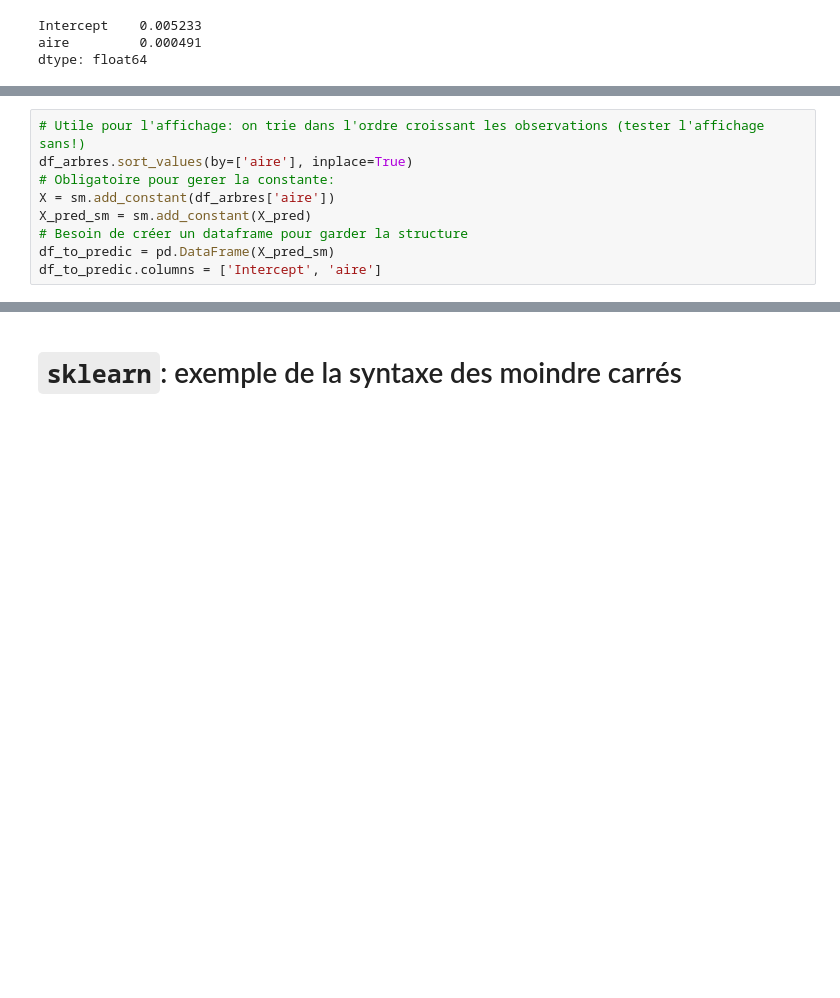
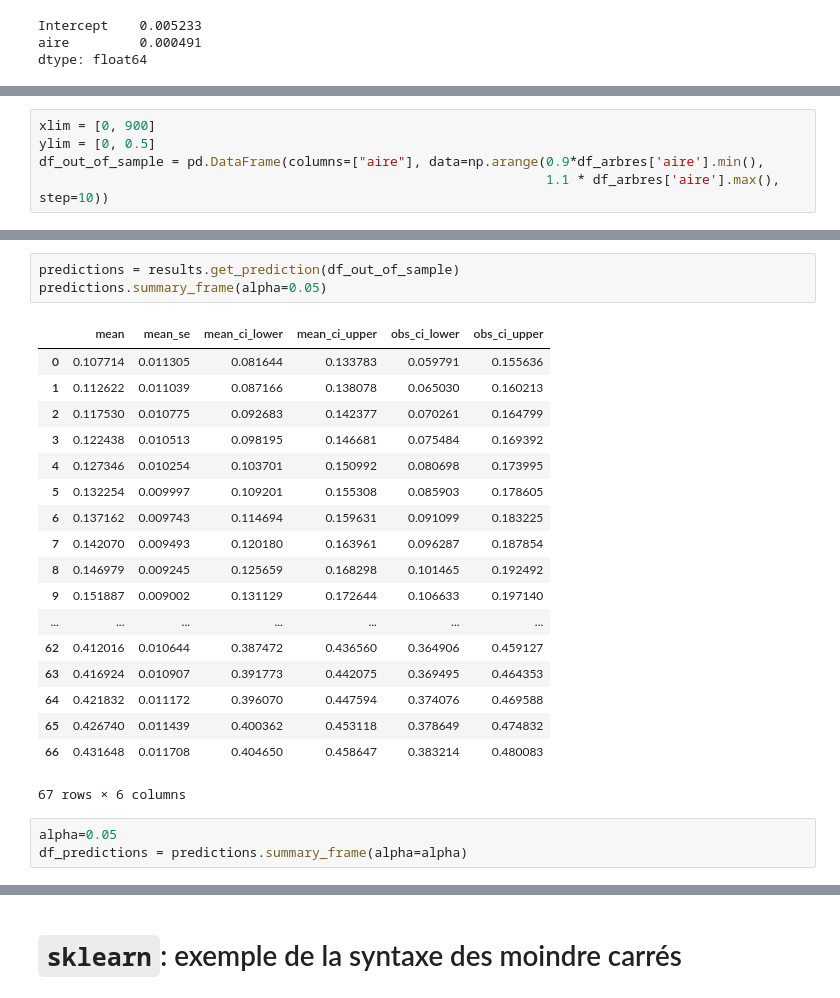
Before and after one commit to bcharlier/HMMA238, a Jupyter notebook: Statsmodels/Statsmodels.ipynb, the cells around one changed output, grey strips where cells are left out. Saved outputs shown, nothing was run; the diff lists cells and outputs as text; blank space fills up the shorter version.

Commit message:
updat on ols with recent stamodels framework

```diff
--- a/Statsmodels/Statsmodels.ipynb
+++ b/Statsmodels/Statsmodels.ipynb
@@ -93,9 +72,0 @@ array([  0.        ,  18.36734694,  36.73469388,  55.10204082,
-# %%
-# Utile pour l'affichage: on trie dans l'ordre croissant les observations (tester l'affichage sans!)
-df_arbres.sort_values(by=['aire'], inplace=True)
-# Obligatoire pour gerer la constante:
-X = sm.add_constant(df_arbres['aire'])
-X_pred_sm = sm.add_constant(X_pred)
-# Besoin de créer un dataframe pour garder la structure
-df_to_predic = pd.DataFrame(X_pred_sm)
-df_to_predic.columns = ['Intercept', 'aire']
@@ -122,3 +73,8 @@ array([[  1.        ,   0.        ],
+# %%
+xlim = [0, 900]
+ylim = [0, 0.5]
+df_out_of_sample = pd.DataFrame(columns=["aire"], data=np.arange(0.9*df_arbres['aire'].min(),
+                                                                 1.1 * df_arbres['aire'].max(), step=10))
 # %%
 plt.figure()
 plt.scatter(df_arbres['aire'], df_arbres['vol'], label='Données')
@@ -135,0 +91,25 @@ plt.legend()
+# %%
+predictions = results.get_prediction(df_out_of_sample)
+predictions.summary_frame(alpha=0.05)
+# %% [output]
+|  | mean | mean_se | mean_ci_lower | mean_ci_upper | obs_ci_lower | obs_ci_upper |
+| 0 | 0.107714 | 0.011305 | 0.081644 | 0.133783 | 0.059791 | 0.155636 |
+| 1 | 0.112622 | 0.011039 | 0.087166 | 0.138078 | 0.065030 | 0.160213 |
+| 2 | 0.117530 | 0.010775 | 0.092683 | 0.142377 | 0.070261 | 0.164799 |
+| 3 | 0.122438 | 0.010513 | 0.098195 | 0.146681 | 0.075484 | 0.169392 |
+| 4 | 0.127346 | 0.010254 | 0.103701 | 0.150992 | 0.080698 | 0.173995 |
+| 5 | 0.132254 | 0.009997 | 0.109201 | 0.155308 | 0.085903 | 0.178605 |
+| 6 | 0.137162 | 0.009743 | 0.114694 | 0.159631 | 0.091099 | 0.183225 |
+| 7 | 0.142070 | 0.009493 | 0.120180 | 0.163961 | 0.096287 | 0.187854 |
+| 8 | 0.146979 | 0.009245 | 0.125659 | 0.168298 | 0.101465 | 0.192492 |
+| 9 | 0.151887 | 0.009002 | 0.131129 | 0.172644 | 0.106633 | 0.197140 |
+| ... | ... | ... | ... | ... | ... | ... |
+| 62 | 0.412016 | 0.010644 | 0.387472 | 0.436560 | 0.364906 | 0.459127 |
+| 63 | 0.416924 | 0.010907 | 0.391773 | 0.442075 | 0.369495 | 0.464353 |
+| 64 | 0.421832 | 0.011172 | 0.396070 | 0.447594 | 0.374076 | 0.469588 |
+| 65 | 0.426740 | 0.011439 | 0.400362 | 0.453118 | 0.378649 | 0.474832 |
+| 66 | 0.431648 | 0.011708 | 0.404650 | 0.458647 | 0.383214 | 0.480083 |
+67 rows × 6 columns
+# %%
+alpha=0.05
+df_predictions = predictions.summary_frame(alpha=alpha)
```
Also changed, not shown: parts of 13 cells of this notebook, 1 other file.
